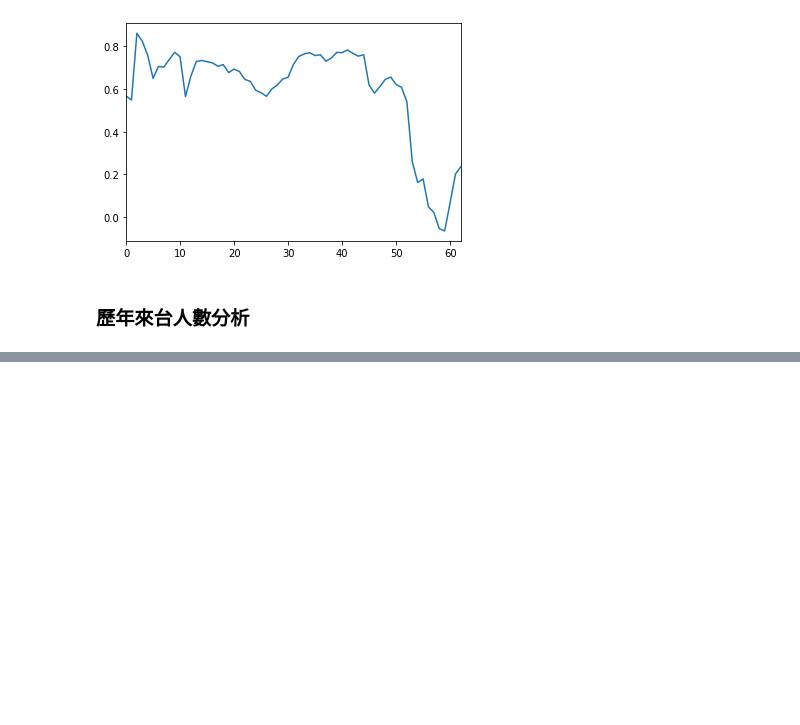
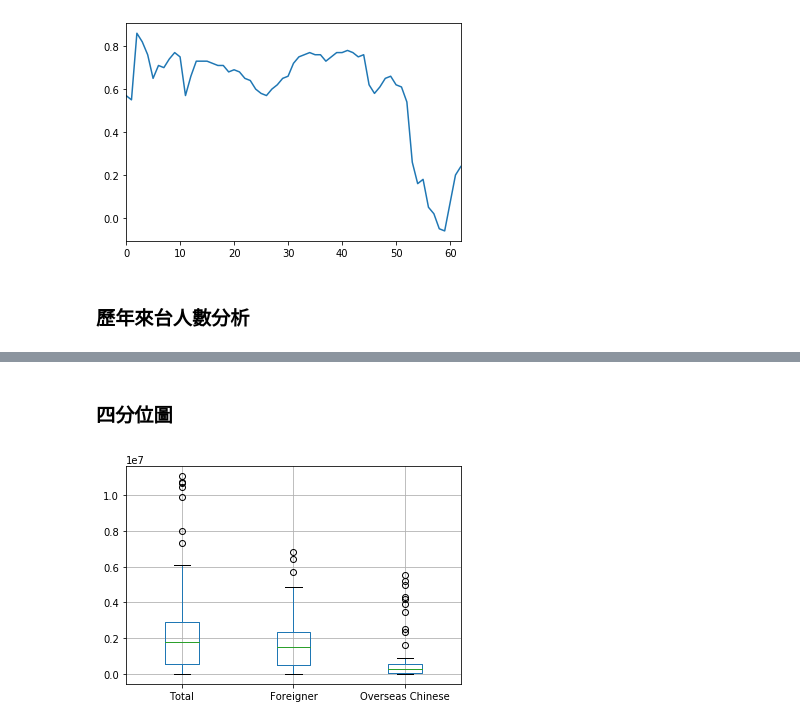
Before and after one commit to julie861106/2019Python, a Jupyter notebook: 1030_HW.ipynb, the cells around one changed output, grey strips where cells are left out. Saved outputs shown, nothing was run; the diff lists cells and outputs as text; code cells hidden in the pictures; blank space fills up the shorter version.

```diff
--- a/1030_HW.ipynb
+++ b/1030_HW.ipynb
@@ -69,7 +69,7 @@ df[(df.外籍旅客占總計百分比 < df.華僑旅客占總計百分比)]
 # %% [markdown]
 ### 外籍旅客與華僑旅客人數差距百分比
 # %%
-df["人數差距百分比"] = (df.外籍旅客人數 - df.華僑旅客人數)/df.總計人數
+df["人數差距百分比"] = round((df.外籍旅客人數 - df.華僑旅客人數)/df.總計人數, 2)
 # %%
 df.head()
 # %% [output]
@@ -124 +124,8 @@ max      5.556738e+06
 Name: 華僑旅客人數, dtype: float64
+# %%
+df_sorted = pd.DataFrame()
+df_sorted["Total"] = df.總計人數
+df_sorted["Foreigner"] = df.外籍旅客人數
+df_sorted["Overseas Chinese"] = df.華僑旅客人數
+df_sorted.index = range(1956, 2019)
+df_sorted
@@ -124,0 +146,7 @@ Name: 華僑旅客人數, dtype: float64
+# %% [markdown]
+### 四分位圖
+# %%
+df_sorted.boxplot()
+plt.show()
+# %% [output]
+[figure, added]
```
Also changed, not shown: parts of 5 cells of this notebook.
